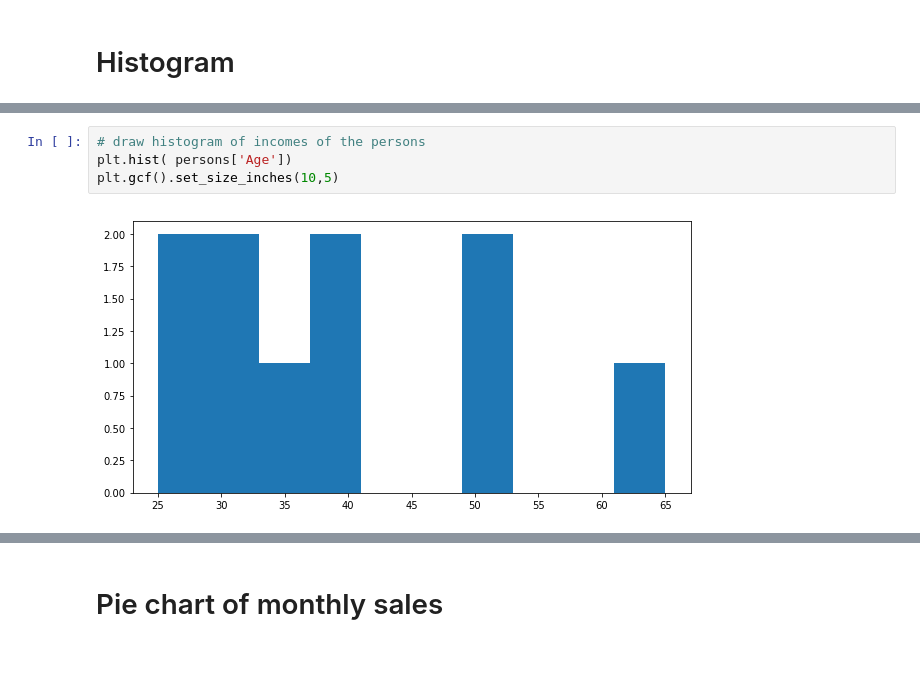
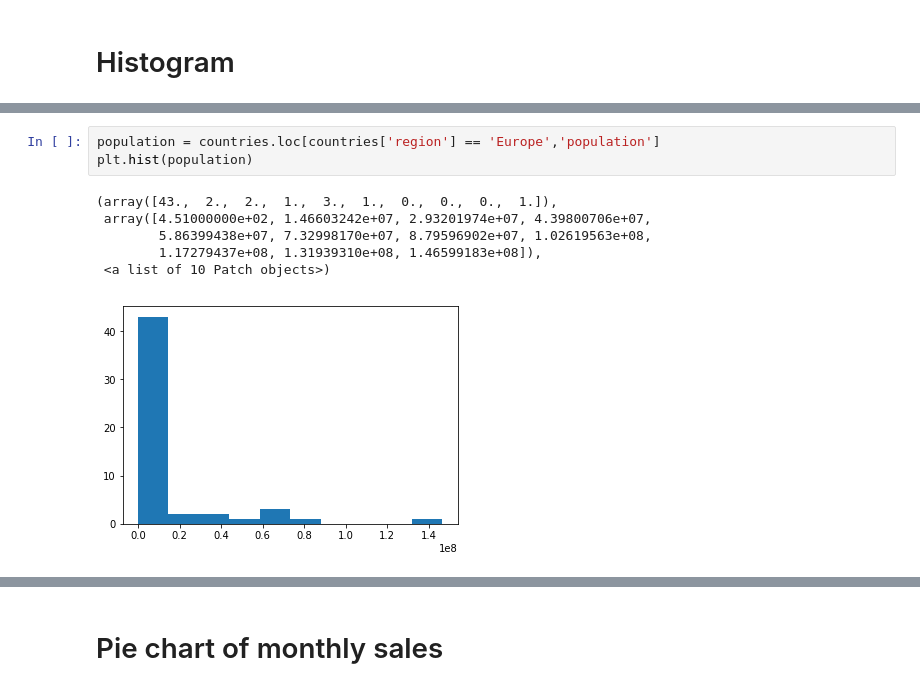
Before and after one commit to srikanthpragada/DataScience_21_JAN_2019, a Jupyter notebook: matplotlib_demo.ipynb, the cells around one changed output, grey strips where cells are left out. Drawn from its saved outputs; the diff is of its cells as text; blank space fills up the shorter version.

```diff
--- a/matplotlib_demo.ipynb
+++ b/matplotlib_demo.ipynb
@@ -142,9 +142,13 @@ plt.hist( persons['Income'])
 plt.gcf().set_size_inches(10,5)
 # %% [output]
 [figure]
-# %%
-# draw histogram of incomes of the persons
-plt.hist( persons['Age'])
-plt.gcf().set_size_inches(10,5)
-# %% [output]
-[figure, removed]
+# %%
+population = countries.loc[countries['region'] == 'Europe','population']
+plt.hist(population)
+# %% [output]
+(array([43.,  2.,  2.,  1.,  3.,  1.,  0.,  0.,  0.,  1.]),
+ array([4.51000000e+02, 1.46603242e+07, 2.93201974e+07, 4.39800706e+07,
+        5.86399438e+07, 7.32998170e+07, 8.79596902e+07, 1.02619563e+08,
+        1.17279437e+08, 1.31939310e+08, 1.46599183e+08]),
+ <a list of 10 Patch objects>)
+[figure, added]
```
Also changed, not shown: parts of 11 cells of this notebook.
